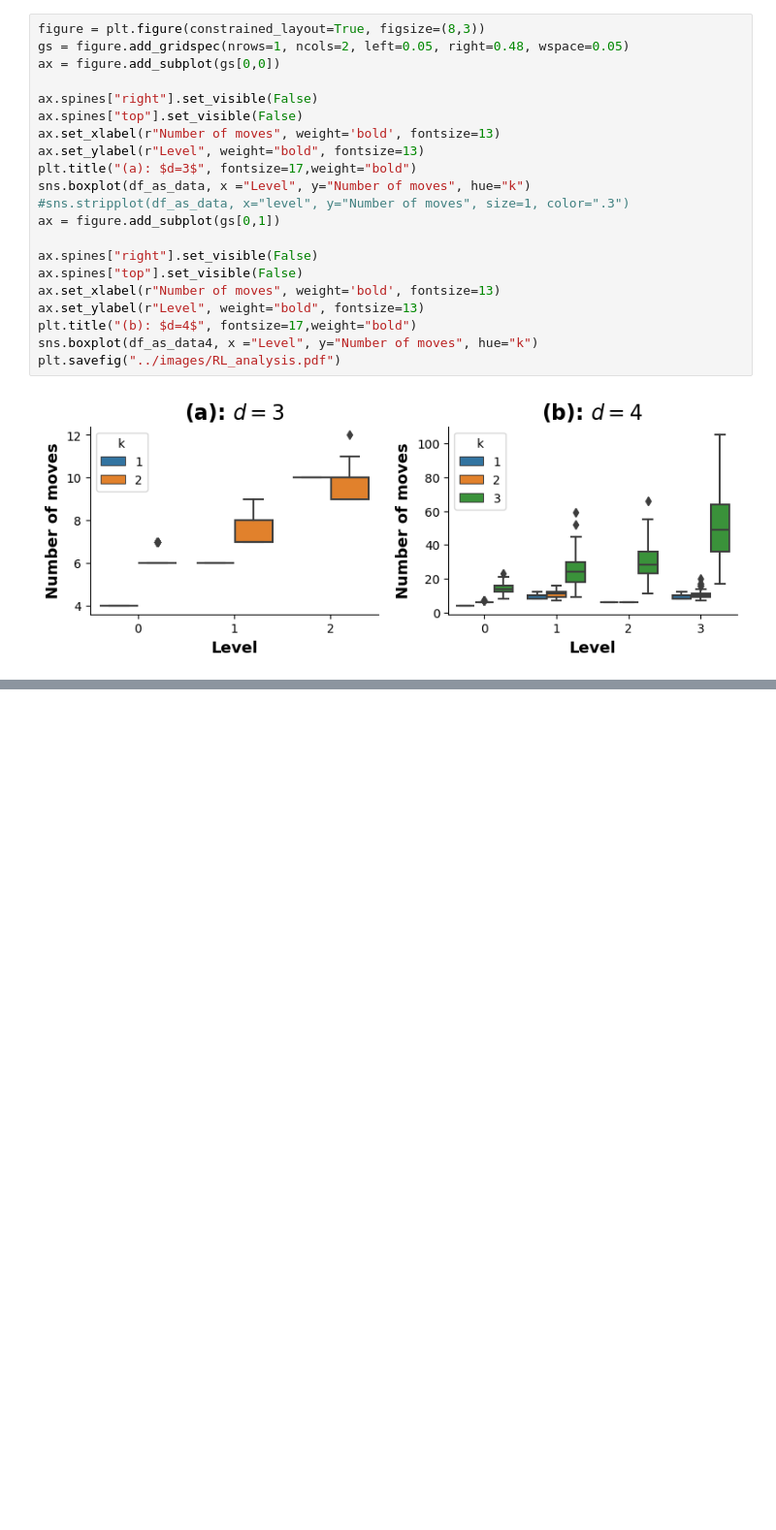
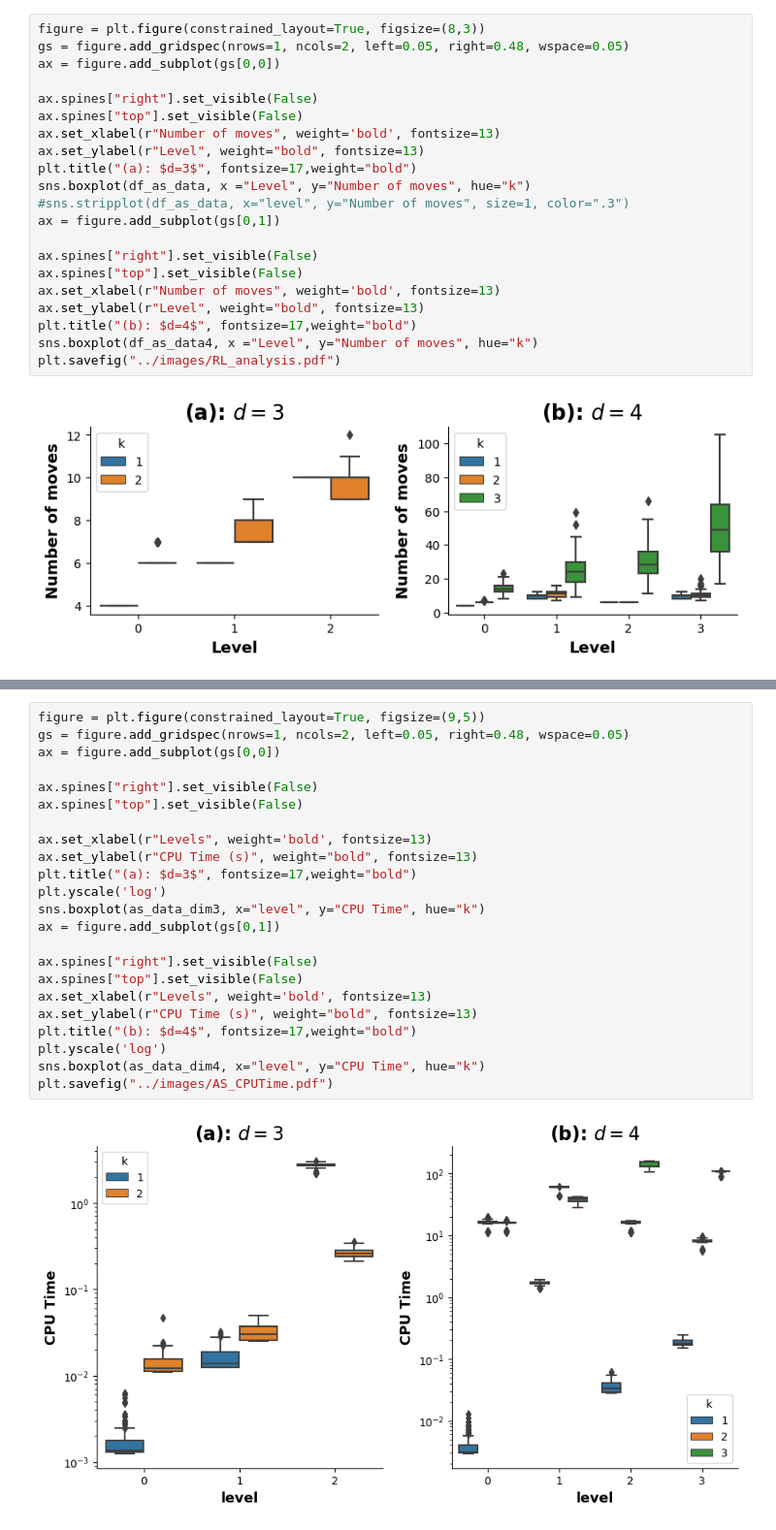
Before and after one commit to lemerleau/CubicPuzzle, a Jupyter notebook: notebooks/plots.ipynb, the cells around one changed output, grey strips where cells are left out. Shown: that part at 97% size. Cells and saved outputs as stored; diff of their text form; blank space fills up the shorter version.

```diff
--- a/notebooks/plots.ipynb
+++ b/notebooks/plots.ipynb
@@ -622,0 +677,25 @@ plt.savefig("../images/RL_analysis.pdf")
+# %%
+figure = plt.figure(constrained_layout=True, figsize=(9,5))
+gs = figure.add_gridspec(nrows=1, ncols=2, left=0.05, right=0.48, wspace=0.05)
+ax = figure.add_subplot(gs[0,0])
+
+ax.spines["right"].set_visible(False)
+ax.spines["top"].set_visible(False)
+
+ax.set_xlabel(r"Levels", weight='bold', fontsize=13)
+ax.set_ylabel(r"CPU Time (s)", weight="bold", fontsize=13)
+plt.title("(a): $d=3$", fontsize=17,weight="bold")
+plt.yscale('log')
+sns.boxplot(as_data_dim3, x="level", y="CPU Time", hue="k")
+ax = figure.add_subplot(gs[0,1])
+
+ax.spines["right"].set_visible(False)
+ax.spines["top"].set_visible(False)
+ax.set_xlabel(r"Levels", weight='bold', fontsize=13)
+ax.set_ylabel(r"CPU Time (s)", weight="bold", fontsize=13)
+plt.title("(b): $d=4$", fontsize=17,weight="bold")
+plt.yscale('log')
+sns.boxplot(as_data_dim4, x="level", y="CPU Time", hue="k")
+plt.savefig("../images/AS_CPUTime.pdf")
+# %% [output]
+[figure, added]
```
Also changed, not shown: parts of 31 cells of this notebook, 18 other files.
